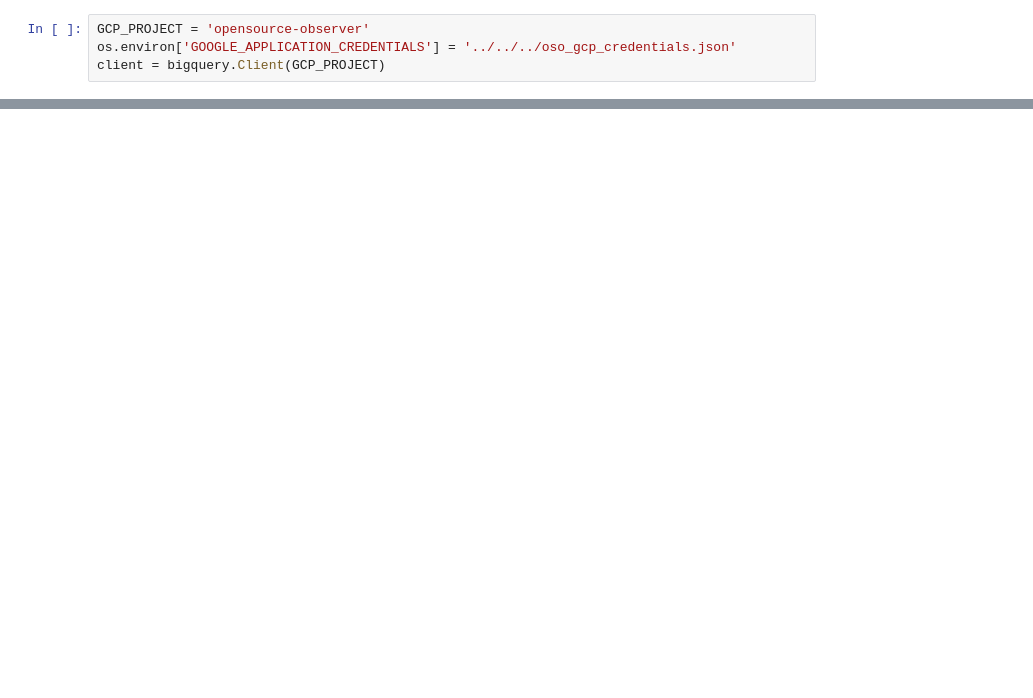
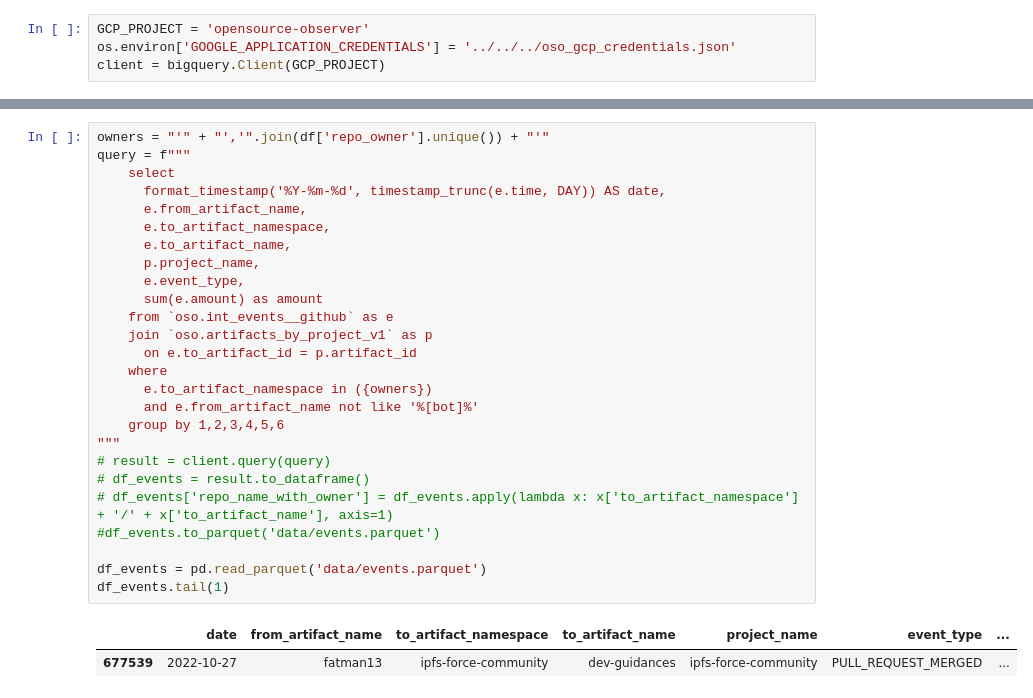
Before and after one commit to opensource-observer/insights, a Jupyter notebook: analysis/filecoin/fil_retropgf2/FIL-RetroPGF-2 Project Mapping.ipynb, the cells around one changed output, grey strips where cells are left out. Cells and saved outputs as stored; diff of their text form; blank space fills up the shorter version.

```diff
--- a/analysis/filecoin/fil_retropgf2/FIL-RetroPGF-2 Project Mapping.ipynb
+++ b/analysis/filecoin/fil_retropgf2/FIL-RetroPGF-2 Project Mapping.ipynb
@@ -195,3 +196,32 @@ df.head()
 | 2 | Forest | https://github.com/chainsafe/forest | forest-chainsafe | True | chainsafe/forest | chainsafe | forest | ... |
 | 3 | Forest Archive | https://github.com/chainsafe/forest | forest-chainsafe | True | chainsafe/forest | chainsafe | forest | ... |
 | 4 | CIDgravity Nextcloud App | https://github.com/CIDgravity/nex... | NaN | False | cidgravity/nextcloud-cidgravity-g... | cidgravity | nextcloud-cidgravity-gateway-app | ... |
+# %%
+owners = "'" + "','".join(df['repo_owner'].unique()) + "'"
+query = f"""
+    select
+      format_timestamp('%Y-%m-%d', timestamp_trunc(e.time, DAY)) AS date,
+      e.from_artifact_name,
+      e.to_artifact_namespace,
+      e.to_artifact_name,
+      p.project_name,
+      e.event_type,
+      sum(e.amount) as amount
+    from `oso.int_events__github` as e
+    join `oso.artifacts_by_project_v1` as p
+      on e.to_artifact_id = p.artifact_id
+    where
+      e.to_artifact_namespace in ({owners})
+      and e.from_artifact_name not like '%[bot]%'
+    group by 1,2,3,4,5,6
+"""
+# result = client.query(query)
+# df_events = result.to_dataframe()
+# df_events['repo_name_with_owner'] = df_events.apply(lambda x: x['to_artifact_namespace'] + '/' + x['to_artifact_name'], axis=1)
+#df_events.to_parquet('data/events.parquet')
+
+df_events = pd.read_parquet('data/events.parquet')
+df_events.tail(1)
+# %% [output]
+|  | date | from_artifact_name | to_artifact_namespace | to_artifact_name | project_name | event_type | ... |
+| 677539 | 2022-10-27 | fatman13 | ipfs-force-community | dev-guidances | ipfs-force-community | PULL_REQUEST_MERGED | ... |
```
Also changed, not shown: parts of 11 cells of this notebook, 6 other files.
